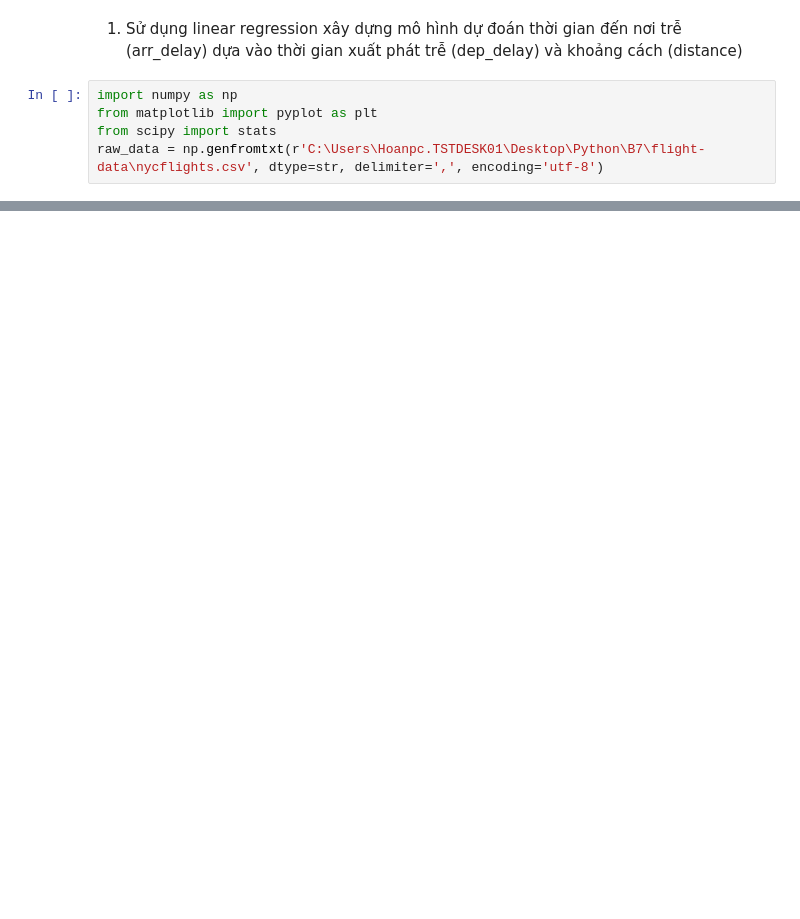
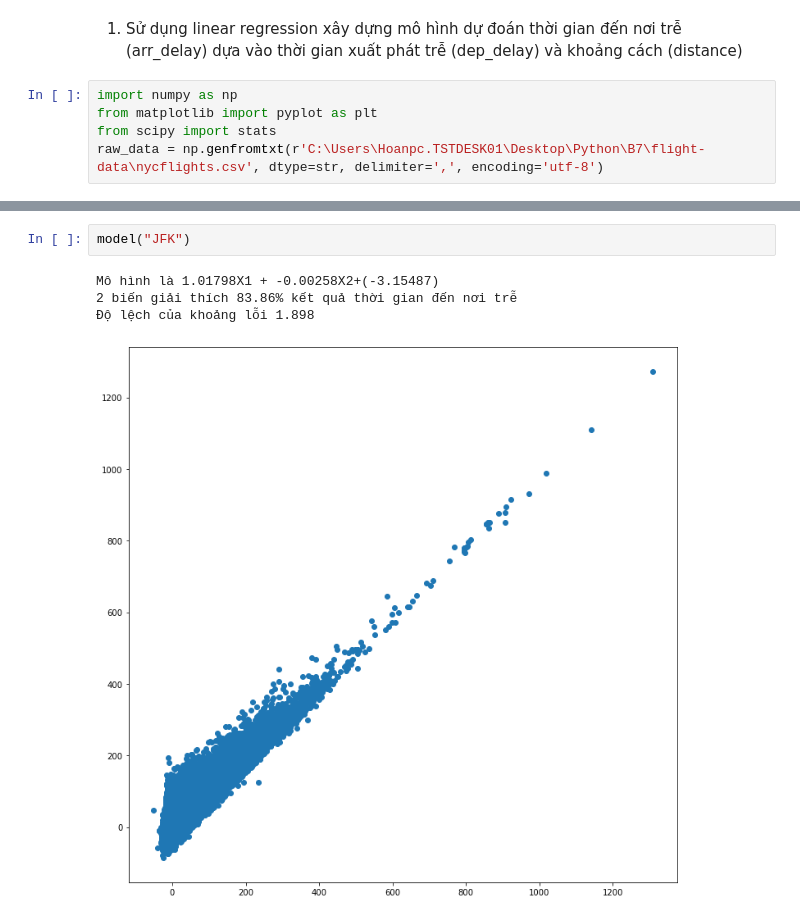
Before and after one commit to Hoanpc777/Python1, a Jupyter notebook: B8/[DS03]_[4.2]_[PhanCongHoan].ipynb, the cells around one changed output, grey strips where cells are left out. Saved outputs shown, nothing was run; the diff lists cells and outputs as text; blank space fills up the shorter version.

```diff
--- a/B8/[DS03]_[4.2]_[PhanCongHoan].ipynb
+++ b/B8/[DS03]_[4.2]_[PhanCongHoan].ipynb
@@ -31,0 +71,7 @@ print(rand_indices.size)
+# %%
+model("JFK")
+# %% [output]
+Mô hình là 1.01798X1 + -0.00258X2+(-3.15487)
+2 biến giải thích 83.86% kết quả thời gian đến nơi trễ
+Độ lệch của khoảng lỗi 1.898
+[figure, added]
```
Also changed, not shown: parts of 6 cells of this notebook.
